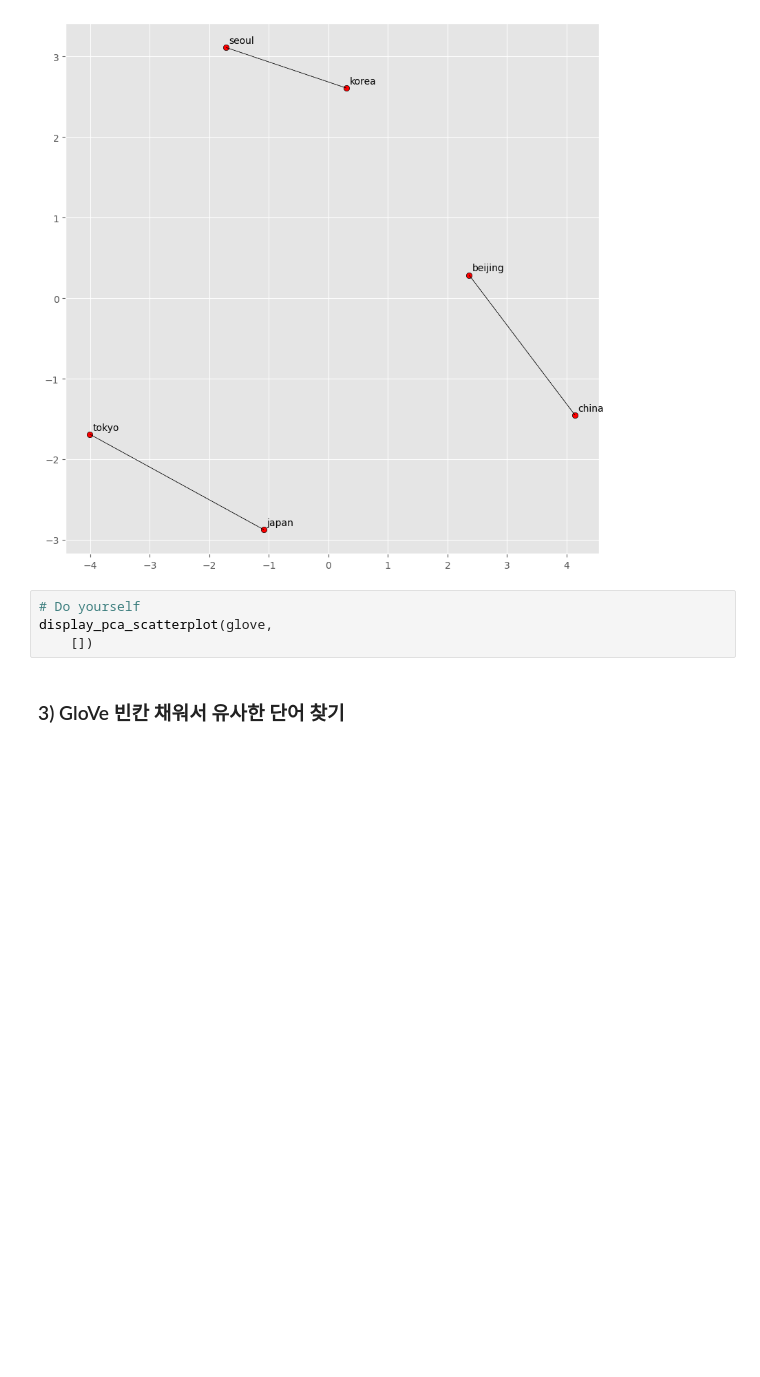
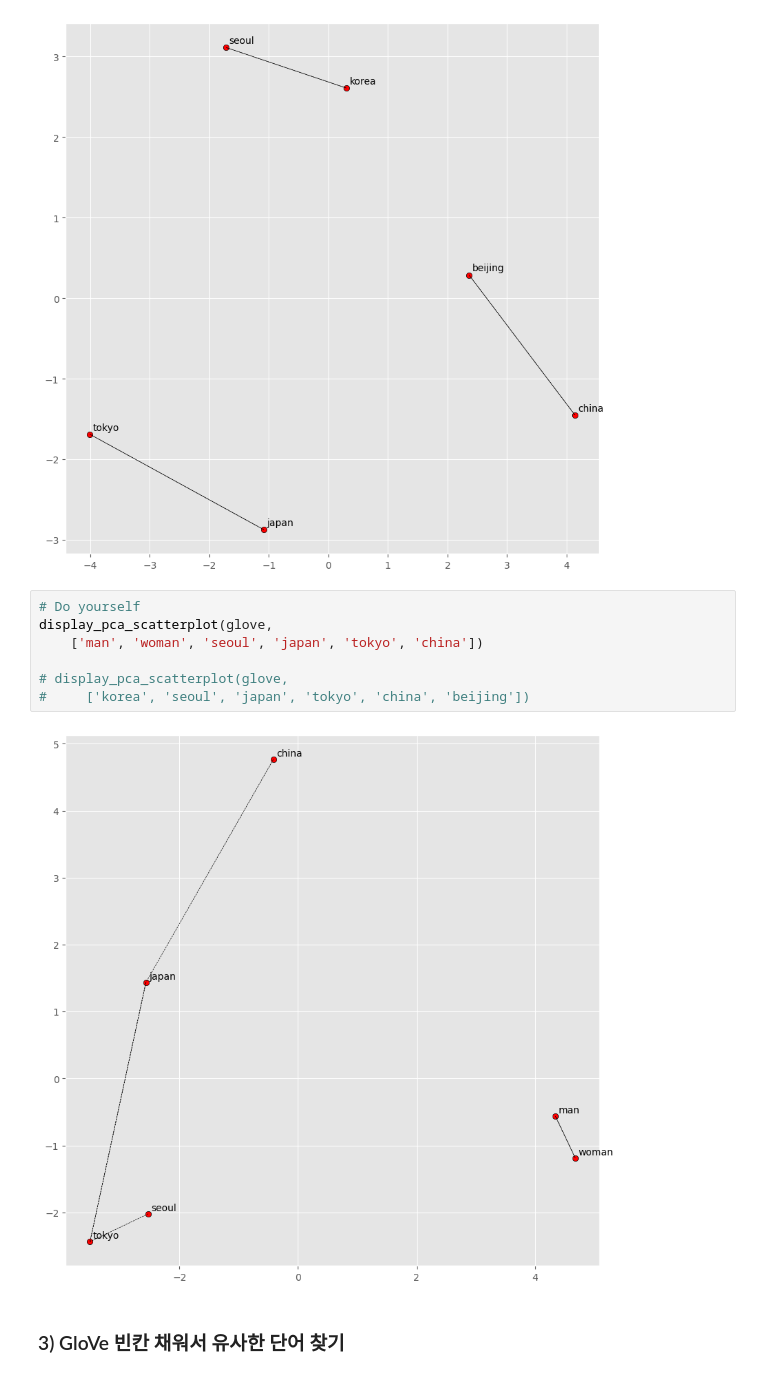
Before and after one commit to donghuna/AI-Expert, a Jupyter notebook: 여진영/삼성_실습_1일차.ipynb, the cells around one changed output. Saved outputs shown, nothing was run; the diff lists cells and outputs as text; blank space fills up the shorter version.

```diff
--- a/여진영/삼성_실습_1일차.ipynb
+++ b/여진영/삼성_실습_1일차.ipynb
@@ -354,10 +342,15 @@ display_pca_scatterplot(glove,
     ['korea', 'seoul', 'japan', 'tokyo', 'china', 'beijing'])
 # %% [output]
 [figure]
-# %%
-# Do yourself
-display_pca_scatterplot(glove,
-    [])
+# %%
+# Do yourself
+display_pca_scatterplot(glove,
+    ['man', 'woman', 'seoul', 'japan', 'tokyo', 'china'])
+
+# display_pca_scatterplot(glove,
+#     ['korea', 'seoul', 'japan', 'tokyo', 'china', 'beijing'])
+# %% [output]
+[figure, added]
 # %% [markdown]
 ### 3) GloVe 빈칸 채워서 유사한 단어 찾기
 # %%
```
Also changed, not shown: parts of 31 cells of this notebook.
